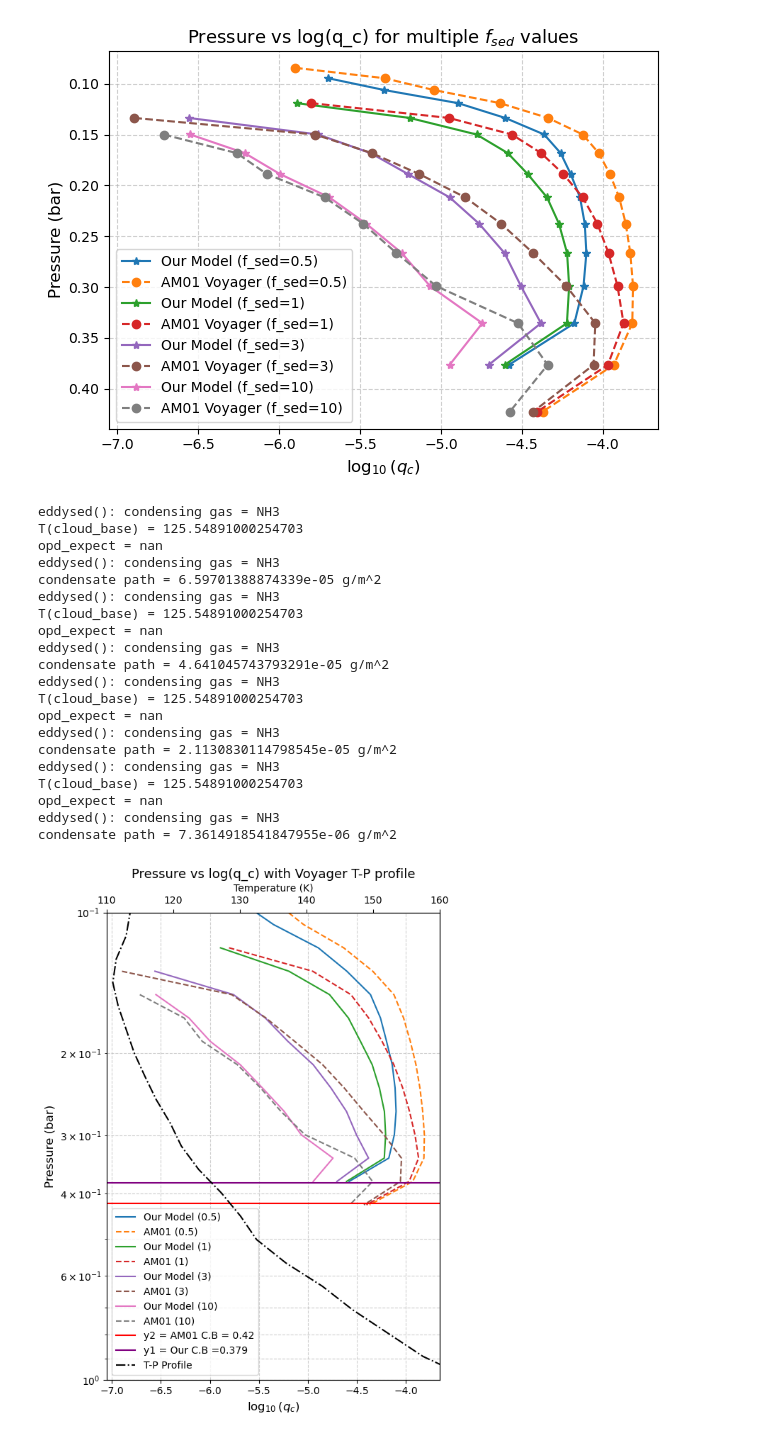
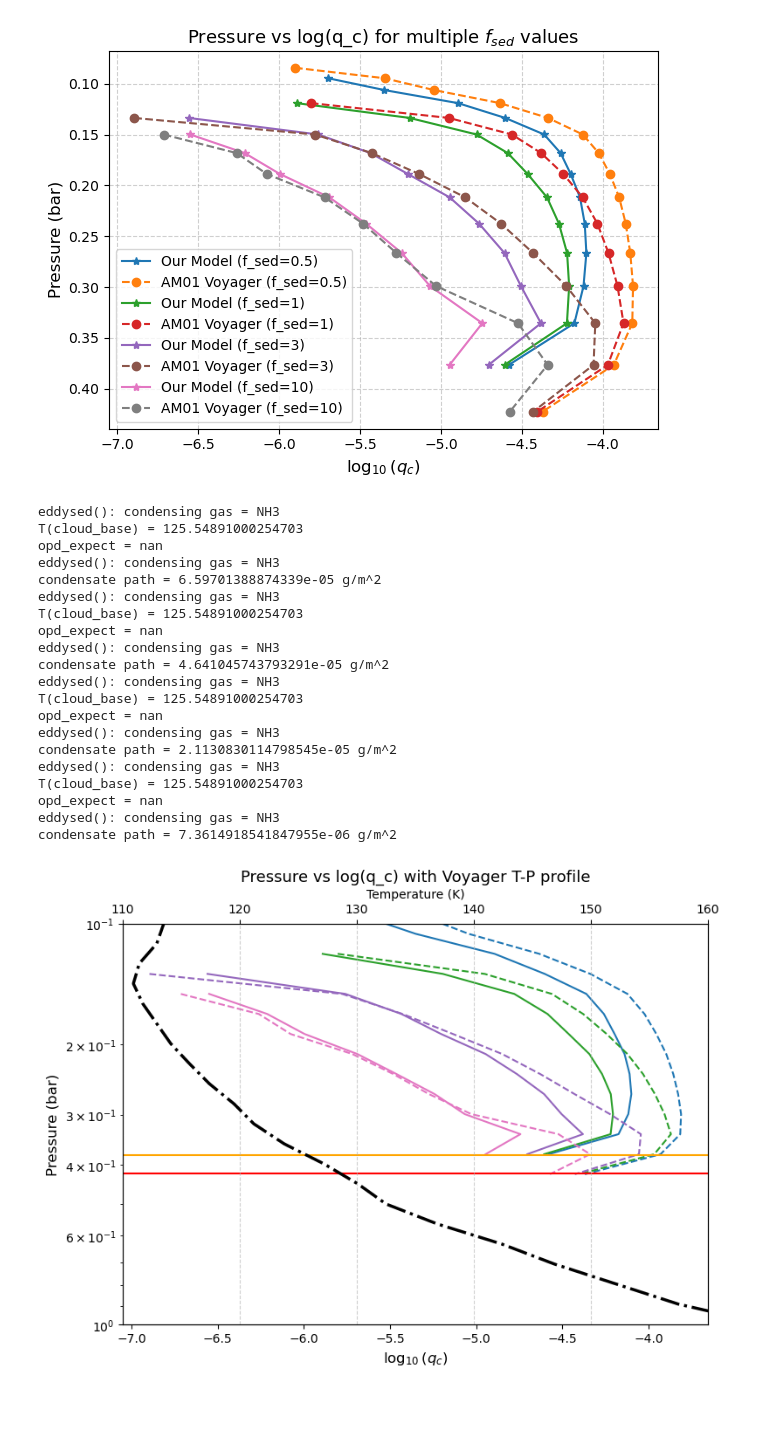
Before and after one commit to soumi-mandal1903/cloud_model, a Jupyter notebook: jupyter/new_eddysed.ipynb, the cells around one changed output. Saved outputs shown, nothing was run; the diff lists cells and outputs as text; code cells hidden in the pictures; blank space fills up the shorter version.

```diff
--- a/jupyter/new_eddysed.ipynb
+++ b/jupyter/new_eddysed.ipynb
@@ -493,7 +527,7 @@ def calc_qc(gas_name, f_sed_layer, rho_p, mw_cloud, q_below, supsat, w_convect,
     qvs = fs * pvap / (R_Gas/mw_atmos * t_layer) / rho_atmos
 
     # Layer is cloud free
-    if q_below <= qvs:
+    if q_below < qvs:
 
         qt_layer = q_below
         qt_top = q_below
@@ -574,7 +608,7 @@ def calc_qc(gas_name, f_sed_layer, rho_p, mw_cloud, q_below, supsat, w_convect,
         reff_layer = rg_layer * np.exp(5*lnsig2) #eqn 17 of AM01
 
         # Column droplet number concentration (cm^-2)
-        ndz_layer = 3.0 * rho_atmos * qc_layer * dz_layer / (4.0 * Pi * rho_p * rg_layer**3 * np.exp(-9 * lnsig2))
+        ndz_layer = 3.0 * rho_atmos * qc_layer * dz_layer / ((4.0 * Pi * rho_p * rg_layer**3 )* np.exp(-9 * lnsig2))
 
     return qc_layer, qt_layer, rg_layer, reff_layer, ndz_layer, qt_top, status_r, status_q
 # %% [markdown]
@@ -995,11 +1029,12 @@ def eddysed_lh(gravity, T_eff, num_layers, sig, f_sed, z_layers, p_layers, t_lay
 
     # Calculate indices of bottom and top of domain
     if z_layers[1] > z_layers[0]:
-        i_bottom = 0
-        i_top = num_layers - 1
+        i_bottom = 1
+        i_top = num_layers -1
+        increment = 1
     else:
-        i_bottom = num_layers - 1
-        i_top = 0
+        i_bottom = num_layers -1
+        i_top = 1
         increment = -1
 
     qc = np.zeros(num_layers)
@@ -1092,7 +1127,7 @@ def eddysed_lh(gravity, T_eff, num_layers, sig, f_sed, z_layers, p_layers, t_lay
             cubic_arg = coeff_b**2 / 4 + coeff_a**3 / 27
             w_convect = (-coeff_b/2 + np.sqrt(cubic_arg))**(1/3) + (-coeff_b/2 - np.sqrt(cubic_arg))**(1/3)
 
-        lhf[i_layer] = w_convect * lh_sum * rho_atmos * c_p / r_atmos
+        lhf[i_layer] =1e-3* w_convect * lh_sum * rho_atmos * c_p / r_atmos
 
         kz[i_layer] = w_convect * mixl[i_layer]
 
@@ -1595,6 +1634,13 @@ voyager_files = {
 
 # --- Define f_sed values ---
 f_sed_values = [0.5, 1, 3, 10]
+colors = {
+    0.5: "tab:blue",
+    1:   "tab:green",
+    3:   "tab:purple",
+    10:  "tab:pink"
+}
+
 
 # Dictionary to store qc arrays
 qc_dict = {}
@@ -1623,7 +1669,7 @@ for f_sed in f_sed_values:
     p_voyager = voyager_data[:, 1] * 1e-6
     qc_voyager = voyager_data[:, 4]
 # --- Plot all models together ---
-fig, ax1 = plt.subplots(figsize=(6, 8))
+fig, ax1 = plt.subplots(figsize=(8, 6))
 
 # Plot model vs Voyager data
 for f_sed in f_sed_values:
@@ -1632,8 +1678,8 @@ for f_sed in f_sed_values:
     p_voyager = voyager_data[:, 1] * 1e-6  # μbar → bar
     qc_voyager = voyager_data[:, 4]
 
-    ax1.plot(np.log10(qc), p_layers, linestyle='-', label=f"Our Model ({f_sed})")
-    ax1.plot(np.log10(qc_voyager), p_voyager,  linestyle='--', label=f"AM01 ({f_sed})")
+    ax1.plot(np.log10(qc), p_layers,color=colors[f_sed], linestyle='-', label=f"Our Model ({f_sed})")
+    ax1.plot(np.log10(qc_voyager), p_voyager, color=colors[f_sed], linestyle='--', label=f"AM01 ({f_sed})")
 
 # --- Add T–P profile on top axis ---
 input_file = "/home/sansar1/Codes/cloud_model/input/profiles/voyager.input"
@@ -1652,12 +1698,13 @@ p_layer_edges = input_array[:, 1]  # Pressure (bar)
 
 # Create twin x-axis for temperature
 ax2 = ax1.twiny()
-ax2.plot(t_layer_edges, p_layer_edges, color='black', linestyle='-.', lw=1.5, label="T-P Profile")
+ax2.plot(t_layer_edges, p_layer_edges, color='black',linestyle='-.', lw=2.5, label="T-P Profile")
 ax2.set_xlabel("Temperature (K)")
 ax2.grid(False)
 
 # Give temperature axis independent limits
 ax2.set_xlim(110, 160)  # adjust as needed to match your T range
+
 
 # --- Formatting ---
 ax1.set_yscale("log")        # Logarithmic pressure axis
@@ -1666,36 +1713,36 @@ ax1.invert_yaxis()
 ax1.set_xlabel(r"$\log_{10}(q_c)$", fontsize=12)
 ax1.set_ylabel("Pressure (bar)", fontsize=12)
 ax1.set_title("Pressure vs log(q_c) with Voyager T-P profile", fontsize=13)
-ax1.grid(True, which='both', linestyle='--', alpha=0.6)
+#ax1.grid(True, which='both', linestyle='--', alpha=0.6)
 ax1.axhline(y=0.42, color='red', linestyle='-', lw=1.5, label="y2 = AM01 C.B = 0.42")
-ax1.axhline(y=0.379, color='purple', linestyle='-', lw=1.5, label="y1 = Our C.B =0.379")
+ax1.axhline(y=0.379, color='orange', linestyle='-', lw=1.5, label="y1 = Our C.B =0.379")
 ax1.set_ylim(1, 0.1)
 # Combine legends (for both axes)
 lines1, labels1 = ax1.get_legend_handles_labels()
 lines2, labels2 = ax2.get_legend_handles_labels()
-ax1.legend(lines1 + lines2, labels1 + labels2, loc="lower left")
-
+#ax1.legend(lines1 + lines2, labels1 + labels2, loc="lower left")
+plt.grid(True, which='both', linestyle='--', alpha=0.6)
 plt.tight_layout()
 plt.show()
 # %% [output]
 eddysed(): condensing gas = NH3
 T(cloud_base) = 125.54891000254703
 opd_expect = nan
 eddysed(): condensing gas = NH3
 condensate path = 6.59701388874339e-05 g/m^2
 eddysed(): condensing gas = NH3
 T(cloud_base) = 125.54891000254703
 opd_expect = nan
 eddysed(): condensing gas = NH3
 condensate path = 4.641045743793291e-05 g/m^2
 eddysed(): condensing gas = NH3
 T(cloud_base) = 125.54891000254703
 opd_expect = nan
 eddysed(): condensing gas = NH3
 condensate path = 2.1130830114798545e-05 g/m^2
 eddysed(): condensing gas = NH3
 T(cloud_base) = 125.54891000254703
 opd_expect = nan
 eddysed(): condensing gas = NH3
 condensate path = 7.3614918541847955e-06 g/m^2
-[figure, old version]
+[figure, new version]
```
Also changed, not shown: parts of 8 cells of this notebook, 2 other files.
